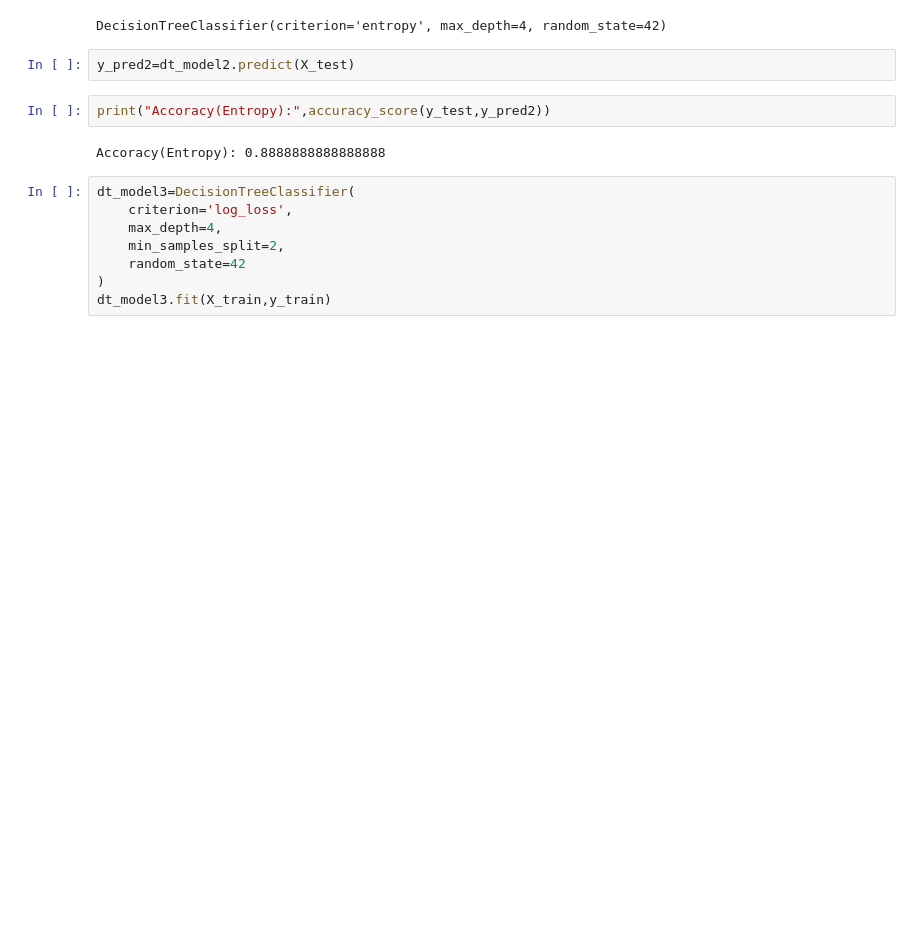
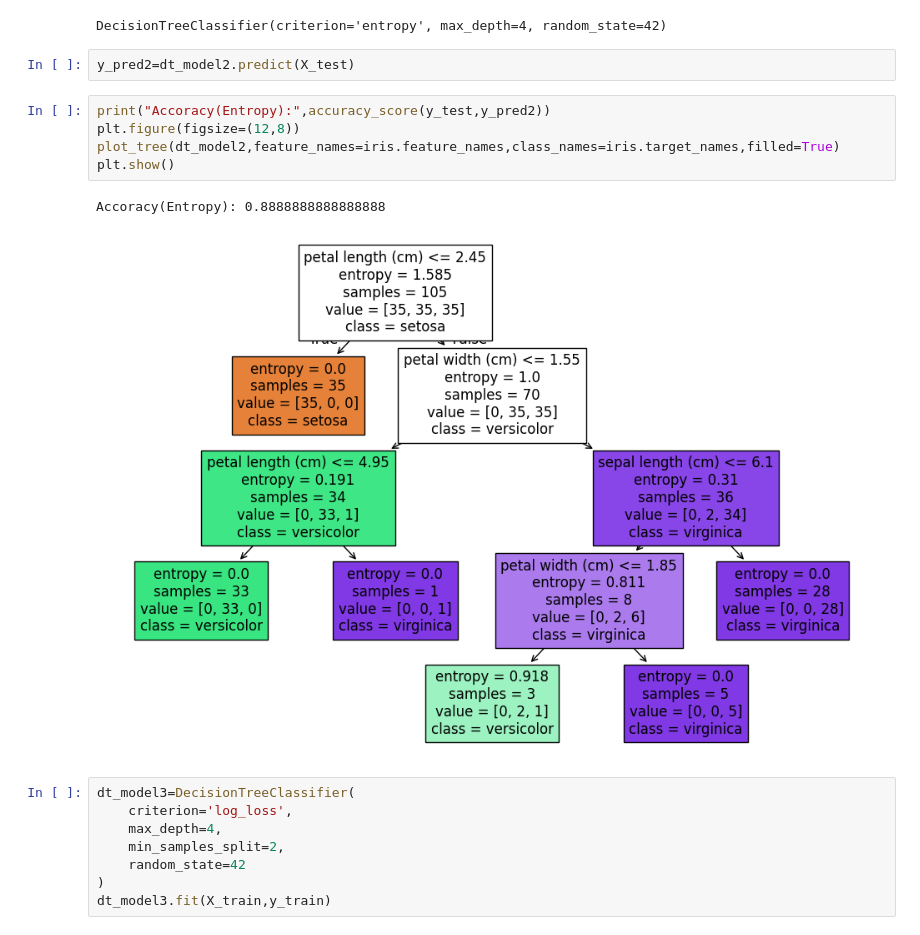
Before and after one commit to ayush-17-05/MLprac, a Jupyter notebook: irisdecisiontree.ipynb, the cells around one changed output. Cells and saved outputs as stored; diff of their text form; blank space fills up the shorter version.

```diff
--- a/irisdecisiontree.ipynb
+++ b/irisdecisiontree.ipynb
@@ -67,8 +76,12 @@ DecisionTreeClassifier(criterion='entropy', max_depth=4, random_state=42)
 y_pred2=dt_model2.predict(X_test)
 # %%
 print("Accoracy(Entropy):",accuracy_score(y_test,y_pred2))
+plt.figure(figsize=(12,8))
+plot_tree(dt_model2,feature_names=iris.feature_names,class_names=iris.target_names,filled=True)
+plt.show()
 # %% [output]
 Accoracy(Entropy): 0.8888888888888888
+[figure, added]
 # %%
 dt_model3=DecisionTreeClassifier(
     criterion='log_loss',
```
Also changed, not shown: parts of 4 cells of this notebook, 1 other file.
